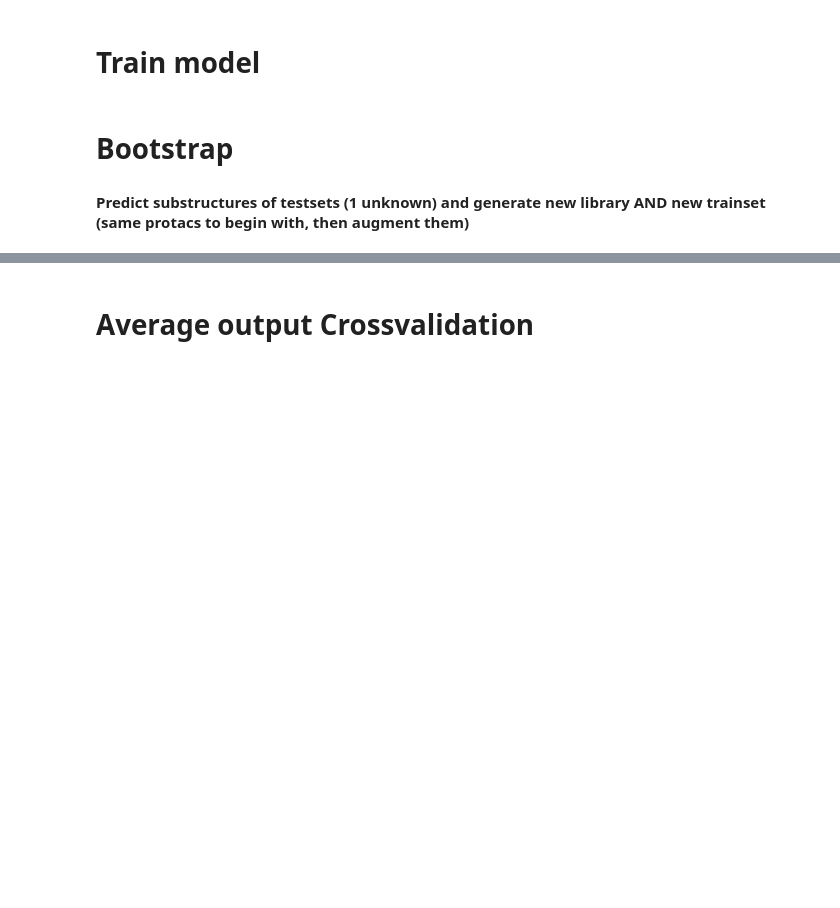
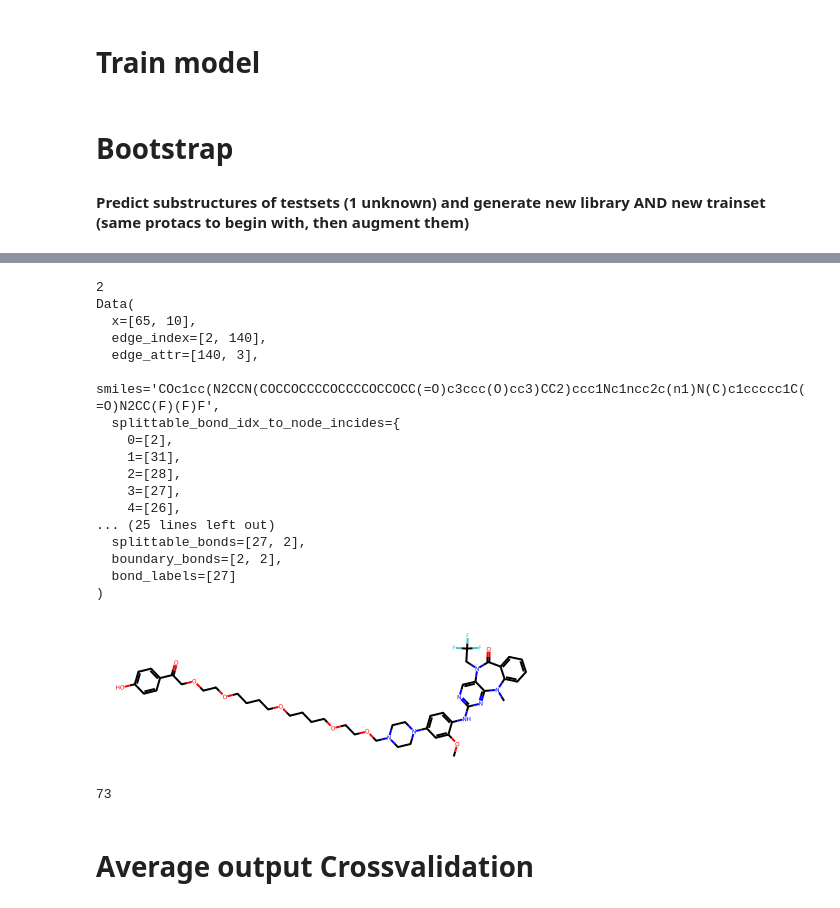
Before and after one commit to ribesstefano/PROTAC-Splitter, a Jupyter notebook: notebooks/GNN/gnn_full_pipeline_v1.2.ipynb, the cells around one changed output, grey strips where cells are left out. Drawn from its saved outputs; the diff is of its cells as text; code cells hidden in the pictures; blank space fills up the shorter version.

Commit message:
broken cmbine datst & bond lbls? first botstrp WIP

```diff
--- a/notebooks/GNN/gnn_full_pipeline_v1.2.ipynb
+++ b/notebooks/GNN/gnn_full_pipeline_v1.2.ipynb
@@ -2650,7 +2714,7 @@ if model_type == "node_pred_graph":
 dataset_names = ["Train", "Validation", "Test PROTAC", "Test POI", "Test Linker", "Test E3"]
 #use_girvan_newman_encodings = False
 # %%
-load_datasets = True
+load_datasets = False
 
 dataset_paths = ['datasets_descrdkitgraph.pickle', 'datasets_train3720_descrdkitgraph_randbond.pickle',  'datasets_train3720_descrdkitgraph_randbond.pickle' ]
 
@@ -3526,0 +3552,25 @@ KeyboardInterrupt:
+# %%
+#mix known structures with unknown structures - Make model realize which substructure the other one is from having a reference (+ can utilize library to identify them again in next prediction)
+
+from random import sample
+pred_substructures_with_attachments_unique
+known_substructures_with_attachments_unique = [known_poi_smi_list_with_attachment, known_linker_smi_list_with_attachment, known_e3_smi_list_with_attachment]
+
+num_pred_substructures = [len(s) for s in pred_substructures_with_attachments_unique]
+num_known_substructures = [len(s) for s in known_substructures_with_attachments_unique]
+scale_factor_for_sampling = [int(pred_n/known_n)+1 for pred_n, known_n in zip(num_pred_substructures, num_known_substructures)]
+
+pred_and_known_substructures_with_attachments_unique = [
+    pred_s_with_a + sample(known_s_with_a*factor, len(pred_s_with_a))
+    for pred_s_with_a, known_s_with_a, factor in zip(pred_substructures_with_attachments_unique,
+                                                     known_substructures_with_attachments_unique,
+                                                     scale_factor_for_sampling)
+]
+# %%
+
+
+max_num_substructures = max([len(substructure_smi_list) for substructure_smi_list in pred_and_known_substructures_with_attachments_unique]) #I want all substructures to appear at least as many times as given in test_size_factors in the resulting testset
+pred_augmented_protacs_df = generate_protacs(POIs=pred_and_known_substructures_with_attachments_unique[0],
+                                                                     Linkers=pred_and_known_substructures_with_attachments_unique[1],
+                                                                     E3s=pred_and_known_substructures_with_attachments_unique[2],
+                                                                     set_sizes=[int(max_num_substructures)])[0]
@@ -3526,0 +3586,2 @@ KeyboardInterrupt:
+# %%
+pred_set = ProtacDataset(protac_input=pred_augmented_protacs_df, mode="train", model_type=model.model_type, node_descriptors=node_descriptors, graph_descriptor_list=selected_graph_descriptors)
@@ -3526,0 +3612,34 @@ KeyboardInterrupt:
+# %%
+for i, protac_data in enumerate(pred_set):
+    if 2 not in protac_data["bond_labels"]:
+        print(2)
+        print(protac_data)
+        display(Chem.MolFromSmiles(protac_data["smiles"]))
+        break
+    elif 0 not in protac_data["bond_labels"]:
+        print(0)
+        print(protac_data)
+        display(Chem.MolFromSmiles(protac_data["smiles"]))
+        break
+
+print(i)
+# %% [output]
+2
+Data(
+  x=[65, 10],
+  edge_index=[2, 140],
+  edge_attr=[140, 3],
+  smiles='COc1cc(N2CCN(COCCOCCCCOCCCCOCCOCC(=O)c3ccc(O)cc3)CC2)ccc1Nc1ncc2c(n1)N(C)c1ccccc1C(=O)N2CC(F)(F)F',
+  splittable_bond_idx_to_node_incides={
+    0=[2],
+    1=[31],
+    2=[28],
+    3=[27],
+    4=[26],
+... (25 lines left out)
+  splittable_bonds=[27, 2],
+  boundary_bonds=[2, 2],
+  bond_labels=[27]
+)
+[figure, added]
+73
```
Also changed, not shown: parts of 29 cells of this notebook, 1 other file.
